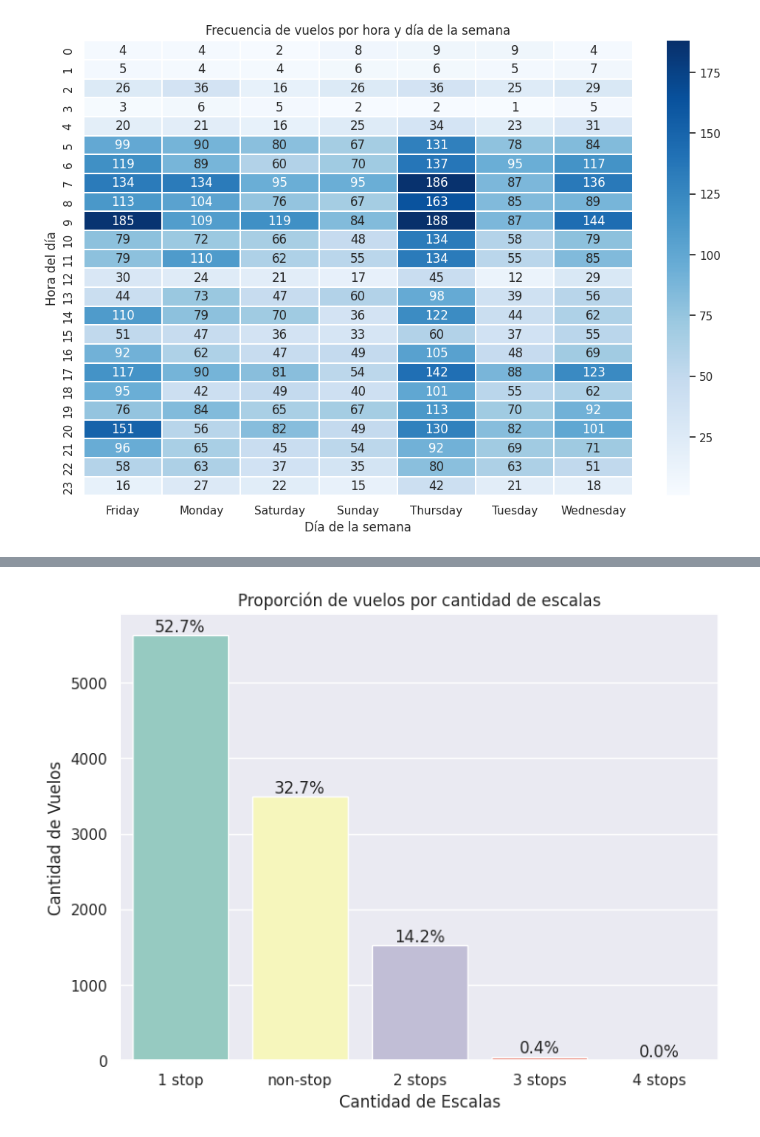
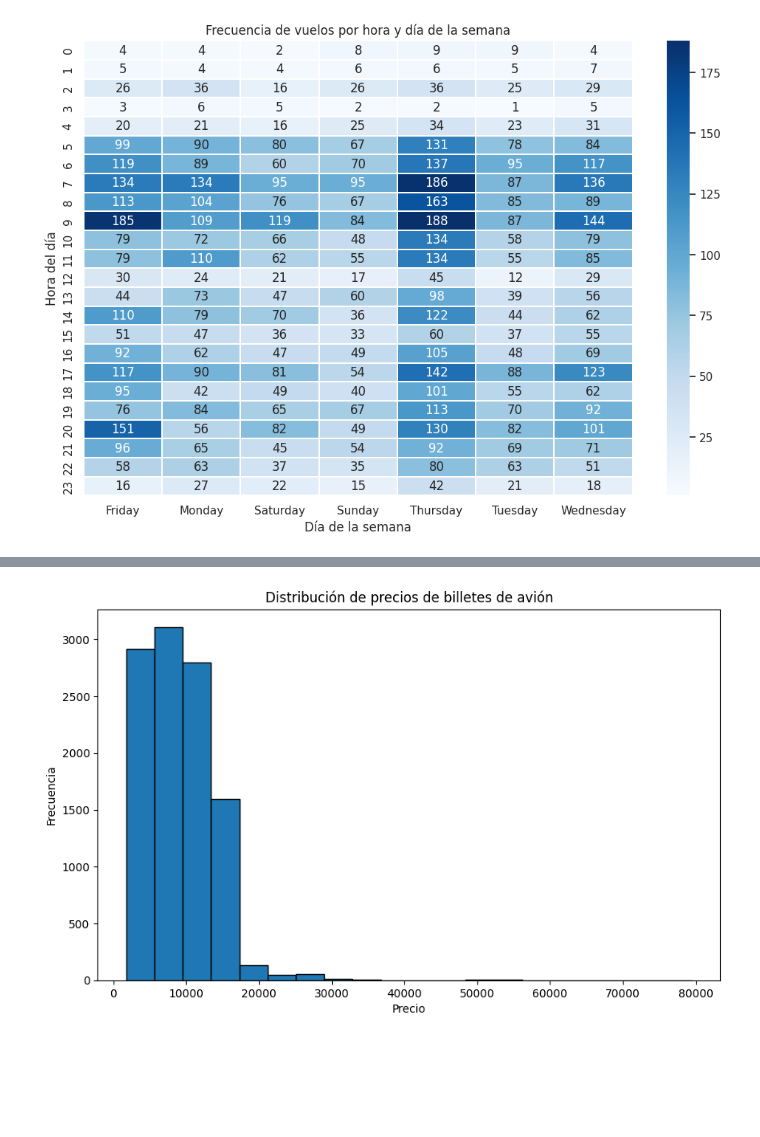
Before and after one commit to Lindapazw/python_data_science_plane_2019, a Jupyter notebook: Aerolinea.ipynb, the cells around one changed output, grey strips where cells are left out. Saved outputs shown, nothing was run; the diff lists cells and outputs as text; code cells hidden in the pictures; blank space fills up the shorter version.

```diff
--- a/Aerolinea.ipynb
+++ b/Aerolinea.ipynb
@@ -276,21 +318,20 @@ Es importante destacar que este gráfico se basa en los datos proporcionados en
-# %%
-# Calcular el porcentaje de cada cantidad de escalas
-percentages = stop_counts.values / stop_counts.values.sum() * 100
-
-# Crear el gráfico de barras
-plt.figure(figsize=(8, 6))  # Tamaño del gráfico (opcional)
-sns.barplot(x=labels, y=values, palette='Set3')
-
-# Agregar etiquetas de porcentaje encima de cada barra
-for i, percentage in enumerate(percentages):
-    plt.text(i, values[i], f"{percentage:.1f}%", ha='center', va='bottom')
-
-# Personalizar los ejes y el título del gráfico
-plt.xlabel('Cantidad de Escalas')
-plt.ylabel('Cantidad de Vuelos')
-plt.title('Proporción de vuelos por cantidad de escalas')
-
-# Mostrar el gráfico
-plt.show()
-# %% [output]
-[figure, removed]
+# %%
+import pandas as pd
+import matplotlib.pyplot as plt
+
+# Cargar el archivo de Excel
+df = pd.read_excel('Data_Train.xlsx')
+
+# Crear el histograma
+plt.figure(figsize=(10, 6))  # Tamaño del histograma (opcional)
+plt.hist(df['Price'], bins=20, edgecolor='black')
+
+# Personalizar el aspecto del histograma
+plt.title('Distribución de precios de billetes de avión')
+plt.xlabel('Precio')
+plt.ylabel('Frecuencia')
+
+# Mostrar el histograma
+plt.show()
+# %% [output]
+[figure, added]
```
Also changed, not shown: parts of 7 cells of this notebook.
